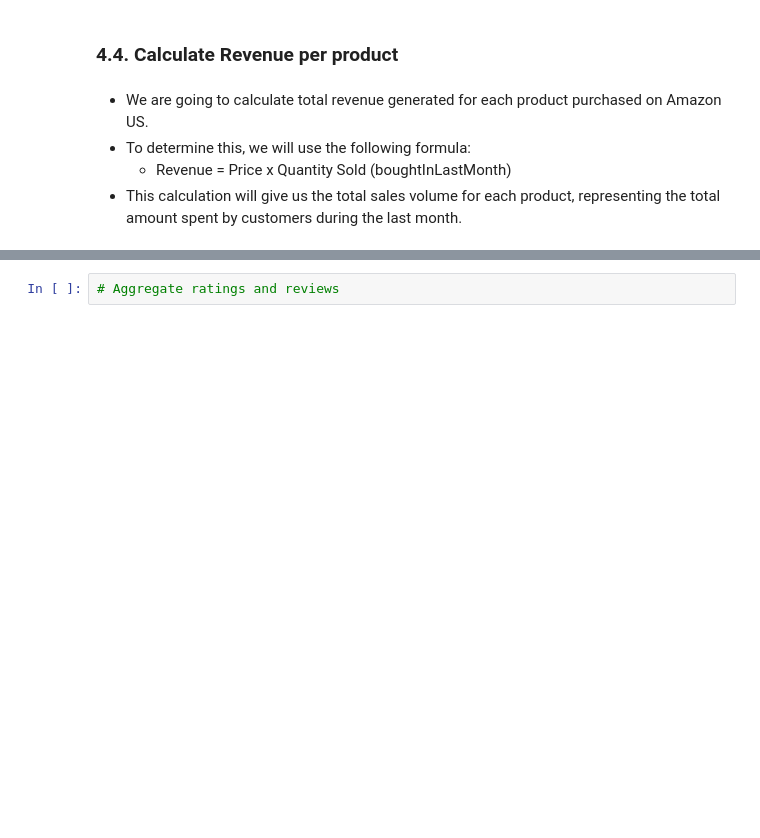
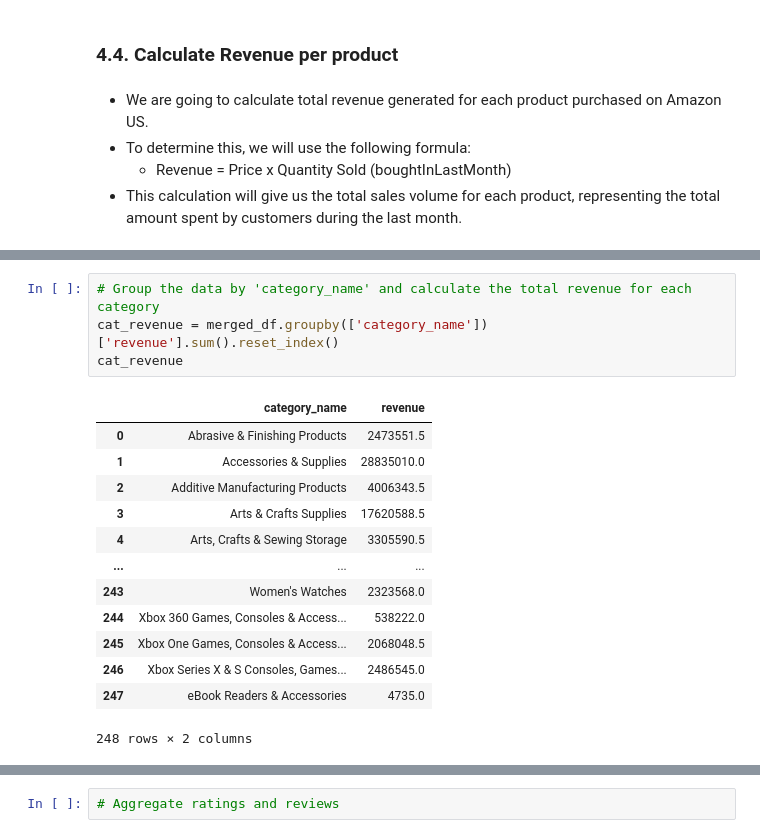
Before and after one commit to ctimothy14/Amazon_products_2023, a Jupyter notebook: amazon_products.ipynb, the cells around one changed output, grey strips where cells are left out. Saved outputs shown, nothing was run; the diff lists cells and outputs as text; blank space fills up the shorter version.

```diff
--- a/amazon_products.ipynb
+++ b/amazon_products.ipynb
@@ -617,0 +627,18 @@ plt.show()
+# %%
+# Group the data by 'category_name' and calculate the total revenue for each category
+cat_revenue = merged_df.groupby(['category_name'])['revenue'].sum().reset_index()
+cat_revenue
+# %% [output]
+|  | category_name | revenue |
+| 0 | Abrasive & Finishing Products | 2473551.5 |
+| 1 | Accessories & Supplies | 28835010.0 |
+| 2 | Additive Manufacturing Products | 4006343.5 |
+| 3 | Arts & Crafts Supplies | 17620588.5 |
+| 4 | Arts, Crafts & Sewing Storage | 3305590.5 |
+| ... | ... | ... |
+| 243 | Women's Watches | 2323568.0 |
+| 244 | Xbox 360 Games, Consoles & Access... | 538222.0 |
+| 245 | Xbox One Games, Consoles & Access... | 2068048.5 |
+| 246 | Xbox Series X & S Consoles, Games... | 2486545.0 |
+| 247 | eBook Readers & Accessories | 4735.0 |
+248 rows × 2 columns
```
Also changed, not shown: parts of 8 cells of this notebook.
